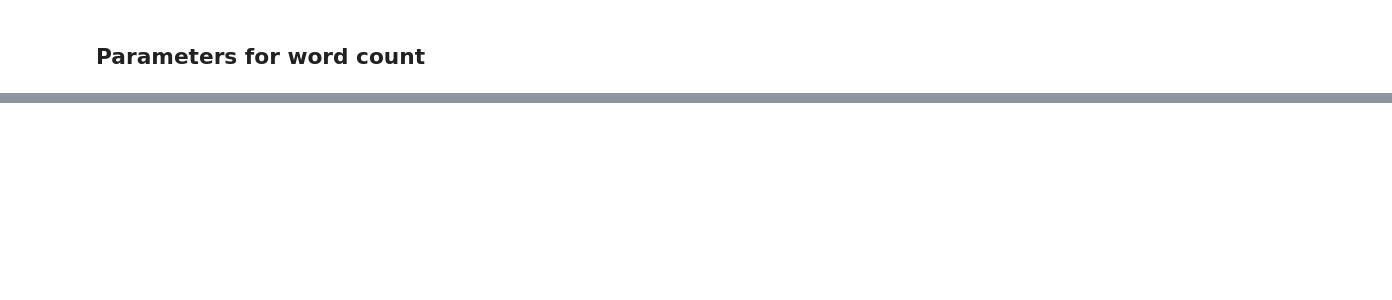
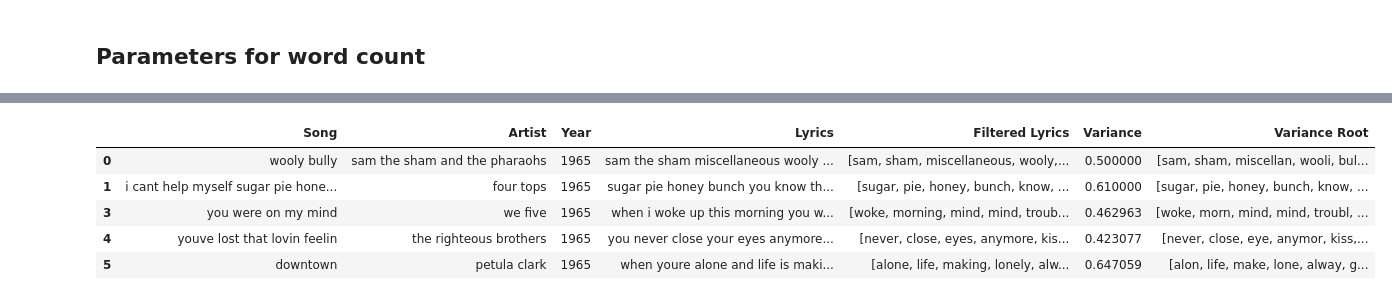
Before and after one commit to jilimm/DH_FinalProject, a Jupyter notebook: DataExploration.ipynb, the cells around one changed output, grey strips where cells are left out. Drawn from its saved outputs; the diff is of its cells as text; code cells hidden in the pictures; blank space fills up the shorter version.

```diff
--- a/DataExploration.ipynb
+++ b/DataExploration.ipynb
@@ -192,10 +82,0 @@ Conversion to root word is done using `nltk`'s `SnowballStemmer` function
-# %%
-from stemming.porter2 import stem # this stemming library is used becuase it can work in list comprehension
-
-# remove stop words from lyrics
-data['list'] = data['lyrics'].str.split()
-# convert words to root words for variance-root
-# data['variance-root'] = [stem(word) for word in data['variance']]
-data.head()
-
-data['variance'] = [word for word in df['list']]
@@ -232,11 +82,0 @@ df.head()
-# %%
-from nltk.stem.snowball import SnowballStemmer
-stemmer = SnowballStemmer("english")
-# remove stop words from lyrics
-data['variance'] = [word for word in data['lyrics'].str.split() if word not in stopwords]
-# convert words to root words for variance-root
-data['variance-root'] = [stemmer.stem(word) for word in data['variance']]
-# calculate number of unique words/number of lyrics
-data['variance'] = np.unique(np.array(data['variance'])).shape[0] / len(data['variance'])
-data['variance-root']=np.unique(np.array(data['variance-root'])).shape[0] / len(data['variance-root'])
-data.head()
@@ -489,0 +83,11 @@ got
+# %%
+# variables needed for word cleanup
+import nltk
+nltk.download('stopwords')
+from nltk.corpus import stopwords
+stopwords = stopwords.words('english')
+print('Initially there are: ',len(stopwords),' stopwords')
+# word choice based on initial analysis of old dataset.
+# futhrer choices informed by http://cs.brown.edu/courses/cs100/students/project11/
+stopwords+= ['verse','chorus','im','dont','oh','got','get','yeah','you','youre','let','ill','gonna','aint','ive','youll']
+print('there are ',len(stopwords),'stopwords')
@@ -489,0 +119,16 @@ got
+# %%
+from stemming.porter2 import stem # this stemming library is used becuase it can work in list comprehension
+# remove stop words
+data['Filtered Lyrics']=data['Lyrics'].apply(lambda x:[word for word in x.split() if word not in stopwords])
+# calculate variance
+data['Variance'] = data['Filtered Lyrics'].apply(lambda x: np.unique(np.array(x)).shape[0]/len(x))
+# change all words to root word
+data['Variance Root'] = data['Filtered Lyrics'].apply(lambda x:[stem(word) for word in x])
+display(data.head())
+# %% [output]
+|  | Song | Artist | Year | Lyrics | Filtered Lyrics | Variance | Variance Root |
+| 0 | wooly bully | sam the sham and the pharaohs | 1965 | sam the sham miscellaneous wooly ... | [sam, sham, miscellaneous, wooly,... | 0.500000 | [sam, sham, miscellan, wooli, bul... |
+| 1 | i cant help myself sugar pie hone... | four tops | 1965 | sugar pie honey bunch you know th... | [sugar, pie, honey, bunch, know, ... | 0.610000 | [sugar, pie, honey, bunch, know, ... |
+| 3 | you were on my mind | we five | 1965 | when i woke up this morning you w... | [woke, morning, mind, mind, troub... | 0.462963 | [woke, morn, mind, mind, troubl, ... |
+| 4 | youve lost that lovin feelin | the righteous brothers | 1965 | you never close your eyes anymore... | [never, close, eyes, anymore, kis... | 0.423077 | [never, close, eye, anymor, kiss,... |
+| 5 | downtown | petula clark | 1965 | when youre alone and life is maki... | [alone, life, making, lonely, alw... | 0.647059 | [alon, life, make, lone, alway, g... |
```
Also changed, not shown: parts of 64 cells of this notebook.
